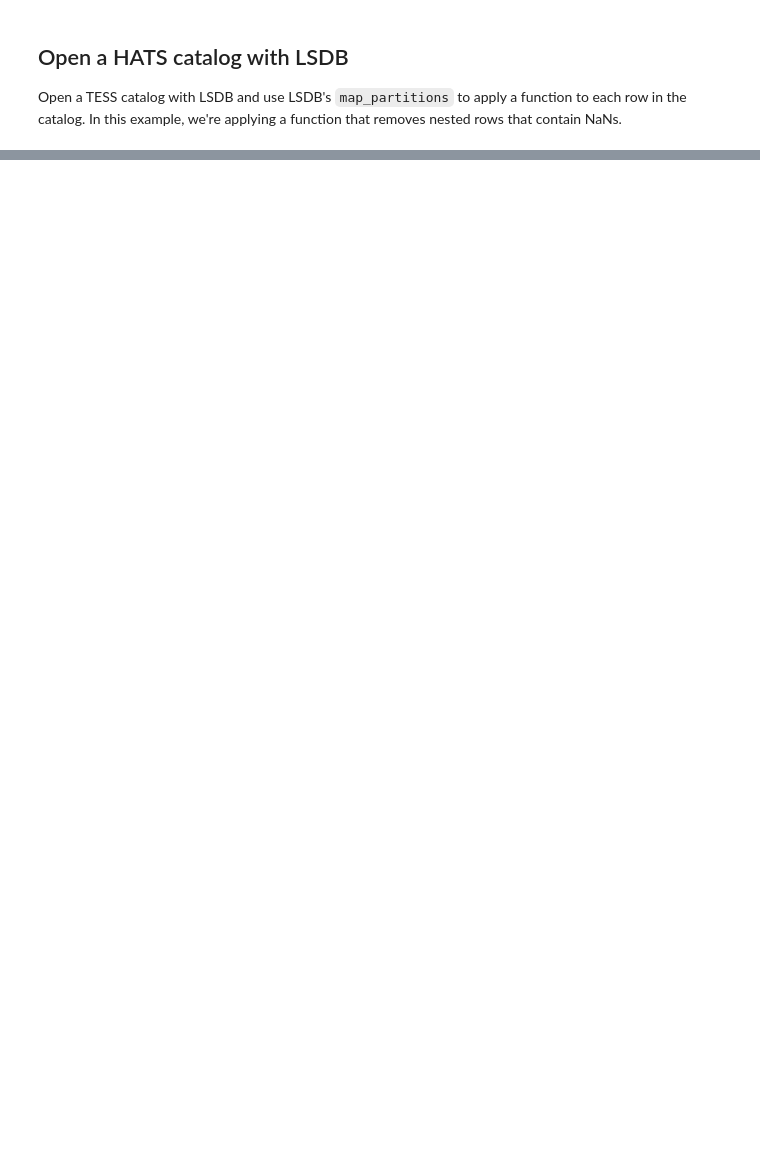
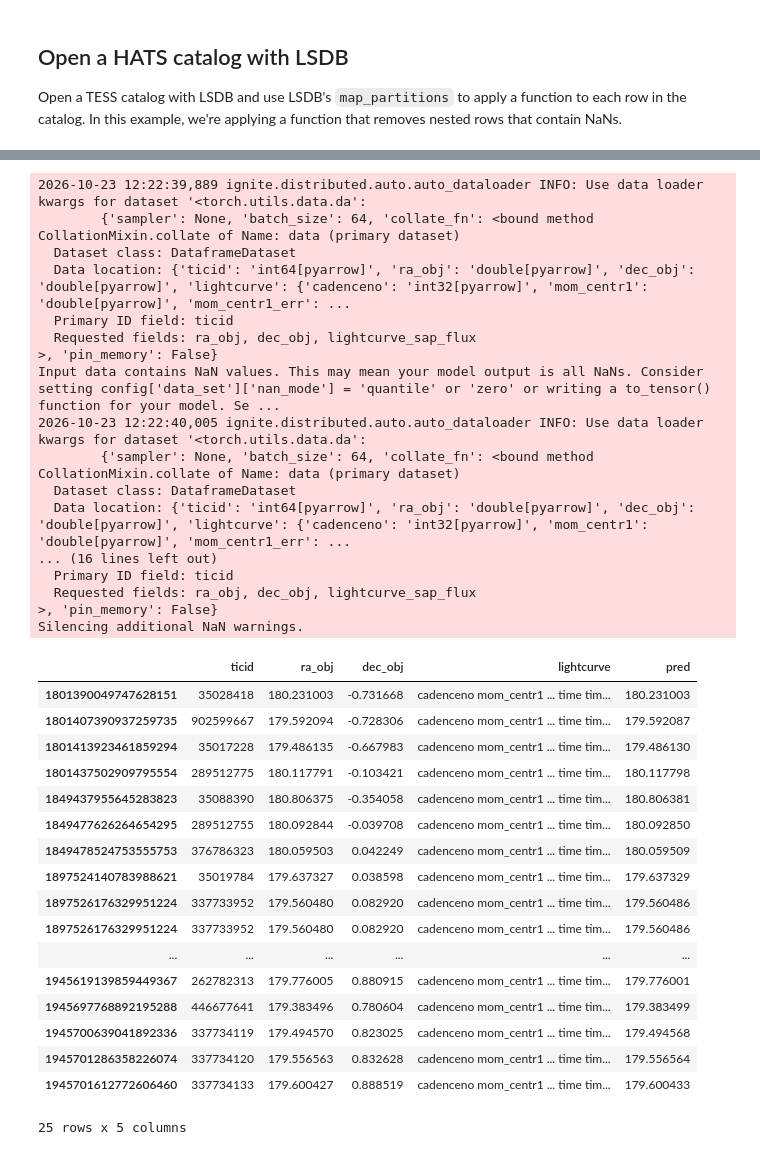
Before and after one commit to lincc-frameworks/lsdb-ml, a Jupyter notebook: docs/pre_executed/goal_lsdb_style_api_infer.ipynb, the cells around one changed output, grey strips where cells are left out. Saved outputs shown, nothing was run; the diff lists cells and outputs as text; code cells hidden in the pictures; blank space fills up the shorter version.

Commit message:
Massively reduced the nubmer of input parameters required. Now have two relatively clean approaches to choose from.

```diff
--- a/docs/pre_executed/goal_lsdb_style_api_infer.ipynb
+++ b/docs/pre_executed/goal_lsdb_style_api_infer.ipynb
@@ -33,27 +93,12 @@ tess_filtered_nans = tess_cone.map_partitions(drop_nans)
 # %%
-import pandas as pd
-
 from lsdb_ml.hyrax.client import ml_client
 from lsdb_ml.hyrax.worker_plugin import predict
 
-config = {
-    "model": {"name": "HyraxLoopback"},
-    "data_loader": {"batch_size": 64},
-    "infer": {"model_weights_file": ""},
-}
-
-# ^ Would be nice to hide this meta manipulation
-PRED_META = pd.DataFrame(
-    {
-        "pred": pd.Series(dtype="float32"),
-    }
-)
-met = tess_filtered_nans._operation.meta.copy(deep=True)
-met["pred"] = PRED_META["pred"]
-
-
-with ml_client(
-    catalog=tess_filtered_nans, hyrax_config=config, id_field="ticid"
-):  # , num_workers=4, mem_limit="4GB"):
-    tess_pred = tess_filtered_nans.map_partitions(predict, meta=met)
+with ml_client(hyrax_config=config):  # + optional kwargs passed to Client(...)
+    tess_pred = tess_filtered_nans.map_partitions(
+        predict,
+        primary_id_field="ticid",  # optional, defaults to "_healpix_29"
+        fields=["ra_obj", "dec_obj", "lightcurve_sap_flux"],  # optional, defaults to all fields
+        meta=met,
+    )
     tess_pred.compute()
@@ -60,3 +132,51 @@ with ml_client(
+# %%
+from lsdb_ml.hyrax.worker_plugin import predict, register_hyrax_plugin
+
+register_hyrax_plugin(client, config)
+
+tess_pred = tess_filtered_nans.map_partitions(
+    predict, primary_id_field="ticid", fields=["ra_obj", "dec_obj", "lightcurve_sap_flux"], meta=met
+)
+
+# Potentially perform additional computation steps here...
+
+tess_pred.compute()
+# %% [output]
+2026-10-23 12:22:39,889 ignite.distributed.auto.auto_dataloader INFO: Use data loader kwargs for dataset '<torch.utils.data.da':
+        {'sampler': None, 'batch_size': 64, 'collate_fn': <bound method CollationMixin.collate of Name: data (primary dataset)
+  Dataset class: DataframeDataset
+  Data location: {'ticid': 'int64[pyarrow]', 'ra_obj': 'double[pyarrow]', 'dec_obj': 'double[pyarrow]', 'lightcurve': {'cadenceno': 'int32[pyarrow]', 'mom_centr1': 'double[pyarrow]', 'mom_centr1_err': ...
+  Primary ID field: ticid
+  Requested fields: ra_obj, dec_obj, lightcurve_sap_flux
+>, 'pin_memory': False}
+Input data contains NaN values. This may mean your model output is all NaNs. Consider setting config['data_set']['nan_mode'] = 'quantile' or 'zero' or writing a to_tensor() function for your model. Se ...
+2026-10-23 12:22:40,005 ignite.distributed.auto.auto_dataloader INFO: Use data loader kwargs for dataset '<torch.utils.data.da':
+        {'sampler': None, 'batch_size': 64, 'collate_fn': <bound method CollationMixin.collate of Name: data (primary dataset)
+  Dataset class: DataframeDataset
+  Data location: {'ticid': 'int64[pyarrow]', 'ra_obj': 'double[pyarrow]', 'dec_obj': 'double[pyarrow]', 'lightcurve': {'cadenceno': 'int32[pyarrow]', 'mom_centr1': 'double[pyarrow]', 'mom_centr1_err': ...
+... (16 lines left out)
+  Primary ID field: ticid
+  Requested fields: ra_obj, dec_obj, lightcurve_sap_flux
+>, 'pin_memory': False}
+Silencing additional NaN warnings.
+|  | ticid | ra_obj | dec_obj | lightcurve | pred |
+| 1801390049747628151 | 35028418 | 180.231003 | -0.731668 | cadenceno mom_centr1 ... time tim... | 180.231003 |
+| 1801407390937259735 | 902599667 | 179.592094 | -0.728306 | cadenceno mom_centr1 ... time tim... | 179.592087 |
+| 1801413923461859294 | 35017228 | 179.486135 | -0.667983 | cadenceno mom_centr1 ... time tim... | 179.486130 |
+| 1801437502909795554 | 289512775 | 180.117791 | -0.103421 | cadenceno mom_centr1 ... time tim... | 180.117798 |
+| 1849437955645283823 | 35088390 | 180.806375 | -0.354058 | cadenceno mom_centr1 ... time tim... | 180.806381 |
+| 1849477626264654295 | 289512755 | 180.092844 | -0.039708 | cadenceno mom_centr1 ... time tim... | 180.092850 |
+| 1849478524753555753 | 376786323 | 180.059503 | 0.042249 | cadenceno mom_centr1 ... time tim... | 180.059509 |
+| 1897524140783988621 | 35019784 | 179.637327 | 0.038598 | cadenceno mom_centr1 ... time tim... | 179.637329 |
+| 1897526176329951224 | 337733952 | 179.560480 | 0.082920 | cadenceno mom_centr1 ... time tim... | 179.560486 |
+| 1897526176329951224 | 337733952 | 179.560480 | 0.082920 | cadenceno mom_centr1 ... time tim... | 179.560486 |
+| ... | ... | ... | ... | ... | ... |
+| 1945619139859449367 | 262782313 | 179.776005 | 0.880915 | cadenceno mom_centr1 ... time tim... | 179.776001 |
+| 1945697768892195288 | 446677641 | 179.383496 | 0.780604 | cadenceno mom_centr1 ... time tim... | 179.383499 |
+| 1945700639041892336 | 337734119 | 179.494570 | 0.823025 | cadenceno mom_centr1 ... time tim... | 179.494568 |
+| 1945701286358226074 | 337734120 | 179.556563 | 0.832628 | cadenceno mom_centr1 ... time tim... | 179.556564 |
+| 1945701612772606460 | 337734133 | 179.600427 | 0.888519 | cadenceno mom_centr1 ... time tim... | 179.600433 |
+25 rows x 5 columns
 # %%
 client.close()
 cluster.close()
```
Also changed, not shown: parts of 5 cells of this notebook, 4 other files.
